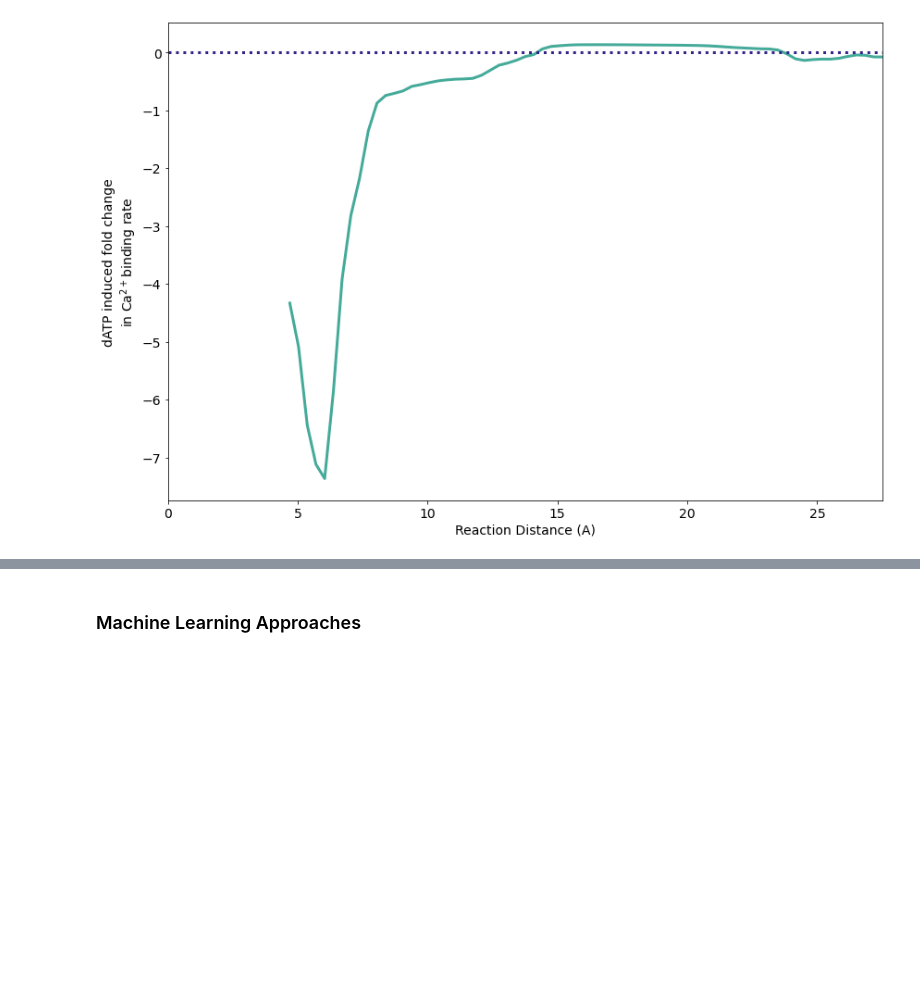
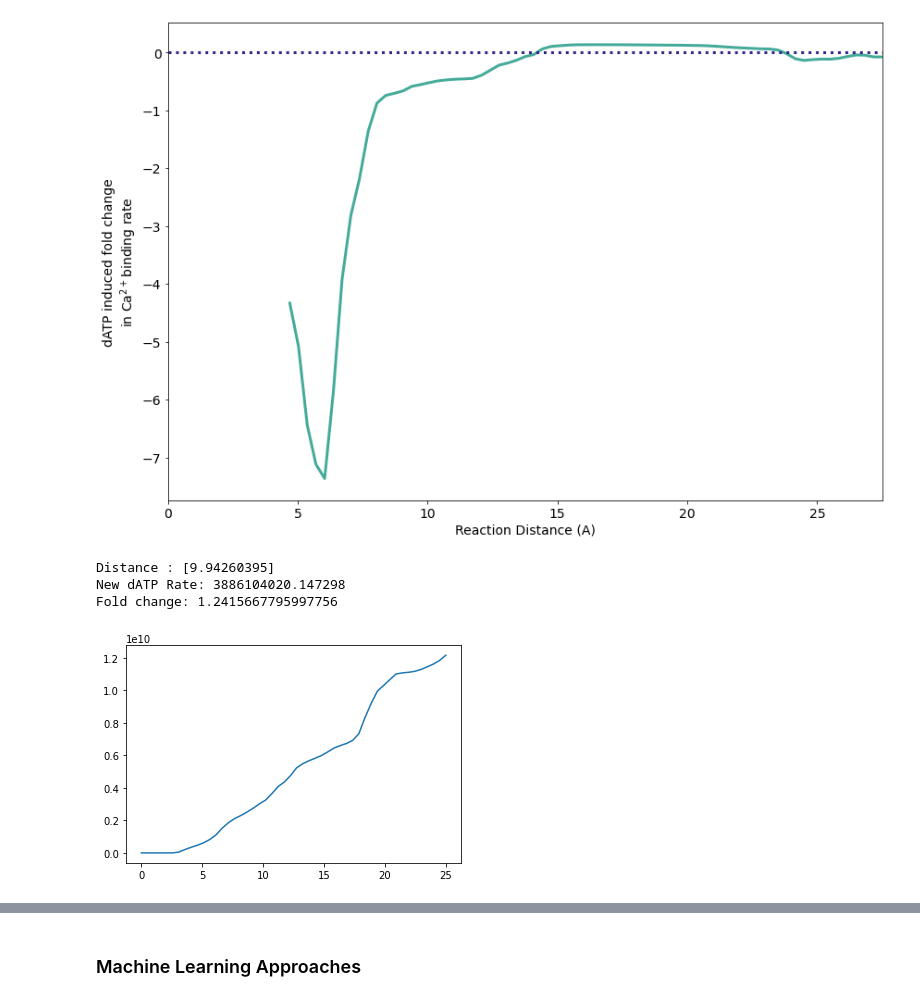
Before and after one commit to cmrg-lab/serca-atp-datp, a Jupyter notebook: ca_bd/Calcium_BD.ipynb, the cells around one changed output, grey strips where cells are left out. Saved outputs shown, nothing was run; the diff lists cells and outputs as text; code cells hidden in the pictures; blank space fills up the shorter version.

```diff
--- a/ca_bd/Calcium_BD.ipynb
+++ b/ca_bd/Calcium_BD.ipynb
@@ -183,3 +188,24 @@ plt.tight_layout()
 #plt.savefig('Change_Ca_site_i.svg')
 # %% [output]
 [figure]
+# %%
+def solv_dist(reaction_rate, data_array):
+    def f(x):
+        return np.interp(x, data_array[:,0], data_array[:,1]) - reaction_rate
+    x= np.linspace(0,25)
+    plt.plot(x, f(x)+reaction_rate)
+    r = optimize.fsolve(f, 1)
+    return r
+# %%
+orig_rate = 3.13e9
+ca_dist = solv_dist(orig_rate, ATP_s1_final)
+print("Distance : {}".format(ca_dist))
+
+new_rate = np.interp(ca_dist, dATP_s1_final[:,0], dATP_s1_final[:,1])[0]
+print('New dATP Rate: {}'.format(new_rate))
+print('Fold change: {}'.format(new_rate/orig_rate))
+# %% [output]
+Distance : [9.94260395]
+New dATP Rate: 3886104020.147298
+Fold change: 1.2415667795997756
+[figure, added]
```
Also changed, not shown: parts of 23 cells of this notebook, 34 other files.
